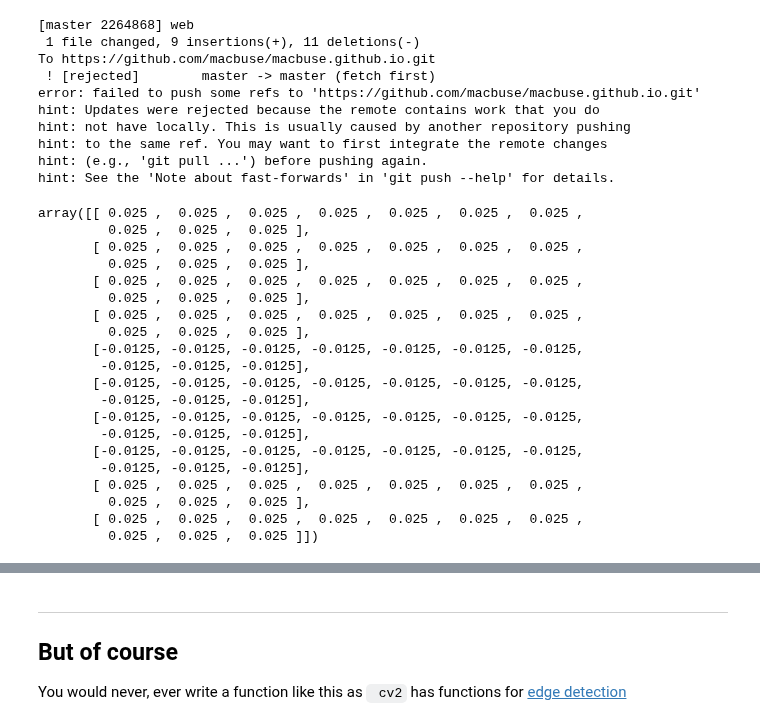
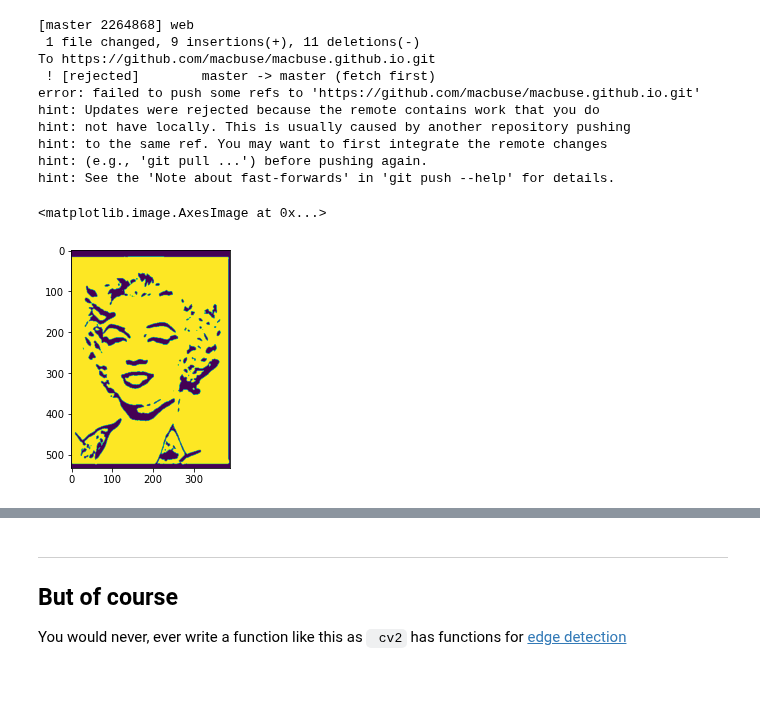
Before and after one commit to macbuse/macbuse.github.io, a Jupyter notebook: PROG/image_convol.ipynb, the cells around one changed output, grey strips where cells are left out. Drawn from its saved outputs; the diff is of its cells as text; code cells hidden in the pictures; blank space fills up the shorter version.

```diff
--- a/PROG/image_convol.ipynb
+++ b/PROG/image_convol.ipynb
@@ -408,26 +408,30 @@ hint: not have locally. This is usually caused by another repository pushing
 hint: to the same ref. You may want to first integrate the remote changes
 hint: (e.g., 'git pull ...') before pushing again.
 hint: See the 'Note about fast-forwards' in 'git push --help' for details.
-# %%
-kernel
-# %% [output]
-array([[ 0.025 ,  0.025 ,  0.025 ,  0.025 ,  0.025 ,  0.025 ,  0.025 ,
-         0.025 ,  0.025 ,  0.025 ],
-       [ 0.025 ,  0.025 ,  0.025 ,  0.025 ,  0.025 ,  0.025 ,  0.025 ,
-         0.025 ,  0.025 ,  0.025 ],
-       [ 0.025 ,  0.025 ,  0.025 ,  0.025 ,  0.025 ,  0.025 ,  0.025 ,
-         0.025 ,  0.025 ,  0.025 ],
-       [ 0.025 ,  0.025 ,  0.025 ,  0.025 ,  0.025 ,  0.025 ,  0.025 ,
-         0.025 ,  0.025 ,  0.025 ],
-       [-0.0125, -0.0125, -0.0125, -0.0125, -0.0125, -0.0125, -0.0125,
-        -0.0125, -0.0125, -0.0125],
-       [-0.0125, -0.0125, -0.0125, -0.0125, -0.0125, -0.0125, -0.0125,
-        -0.0125, -0.0125, -0.0125],
-       [-0.0125, -0.0125, -0.0125, -0.0125, -0.0125, -0.0125, -0.0125,
-        -0.0125, -0.0125, -0.0125],
-       [-0.0125, -0.0125, -0.0125, -0.0125, -0.0125, -0.0125, -0.0125,
-        -0.0125, -0.0125, -0.0125],
-       [ 0.025 ,  0.025 ,  0.025 ,  0.025 ,  0.025 ,  0.025 ,  0.025 ,
-         0.025 ,  0.025 ,  0.025 ],
-       [ 0.025 ,  0.025 ,  0.025 ,  0.025 ,  0.025 ,  0.025 ,  0.025 ,
-         0.025 ,  0.025 ,  0.025 ]])
+# %%
+from skimage import io
+img = io.imread( "./marilyn.png", as_gray=True)
+
+
+
+kernel = -20*np.ones((5*dd,1*dd))
+kernel[2*dd:4*dd] = 40
+kernel /= kernel.sum()
+
+#V = np.array([1,0,-1])
+#kernel = np.vstack([V, -2*V, V])
+
+image = processImage('marilyn.png')
+
+output = scipy.signal.convolve2d( img,
+                                 kernel,
+                                 boundary='fill')
+#the values are float
+
+output[ output > 0.1 ] = 1.
+output[ output < 0.1] = 0
+
+plt.imshow(output)
+# %% [output]
+<matplotlib.image.AxesImage at 0x...>
+[figure, added]
```
Also changed, not shown: parts of 2 cells of this notebook.
